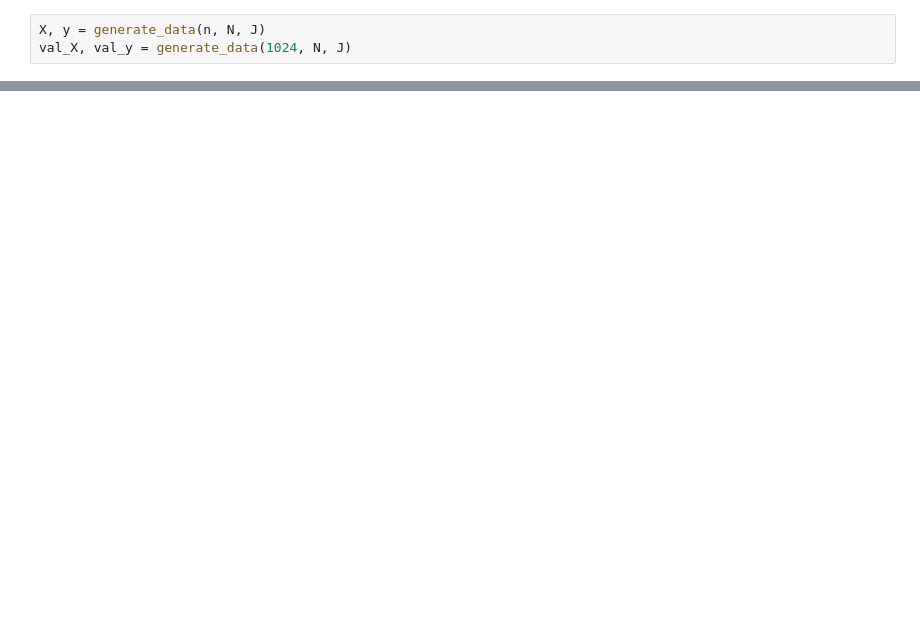
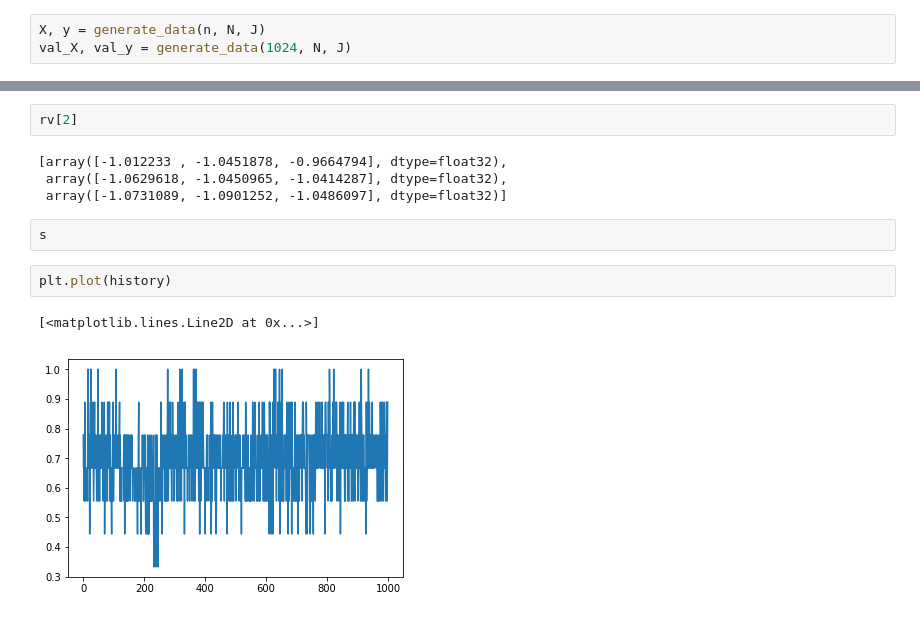
Before and after one commit to felixgaschi/learning-multiagent-communication, a Jupyter notebook: CommNet.ipynb, the cells around one changed output, grey strips where cells are left out. Drawn from its saved outputs; the diff is of its cells as text; blank space fills up the shorter version.

```diff
--- a/CommNet.ipynb
+++ b/CommNet.ipynb
@@ -365,0 +402,13 @@ TypeError: 'numpy.float32' object is not iterable
+# %%
+rv[2]
+# %% [output]
+[array([-1.012233 , -1.0451878, -0.9664794], dtype=float32),
+ array([-1.0629618, -1.0450965, -1.0414287], dtype=float32),
+ array([-1.0731089, -1.0901252, -1.0486097], dtype=float32)]
+# %%
+s
+# %%
+plt.plot(history)
+# %% [output]
+[<matplotlib.lines.Line2D at 0x...>]
+[figure, added]
```
Also changed, not shown: parts of 17 cells of this notebook.
